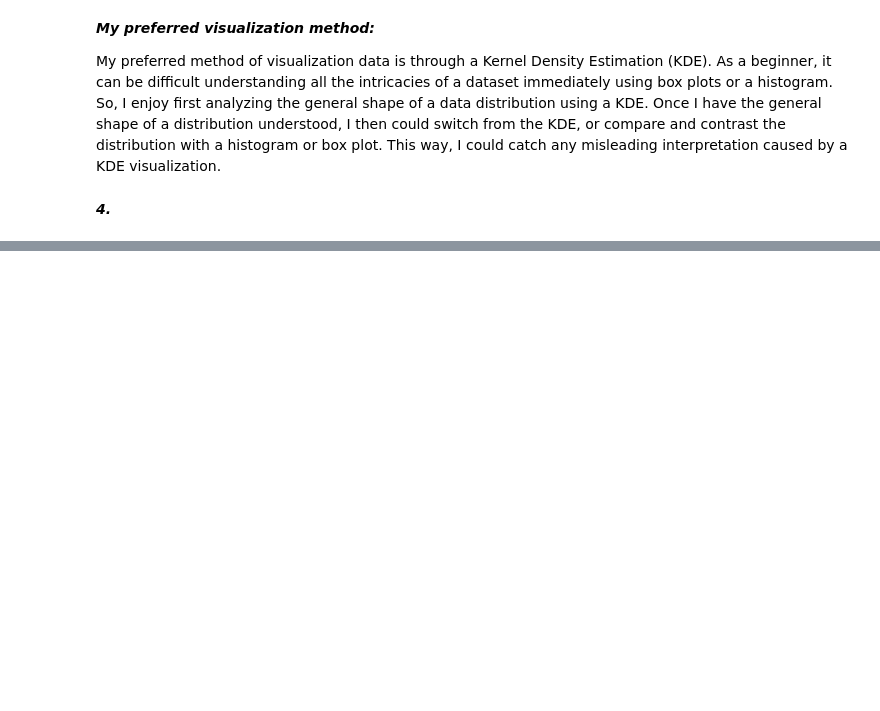
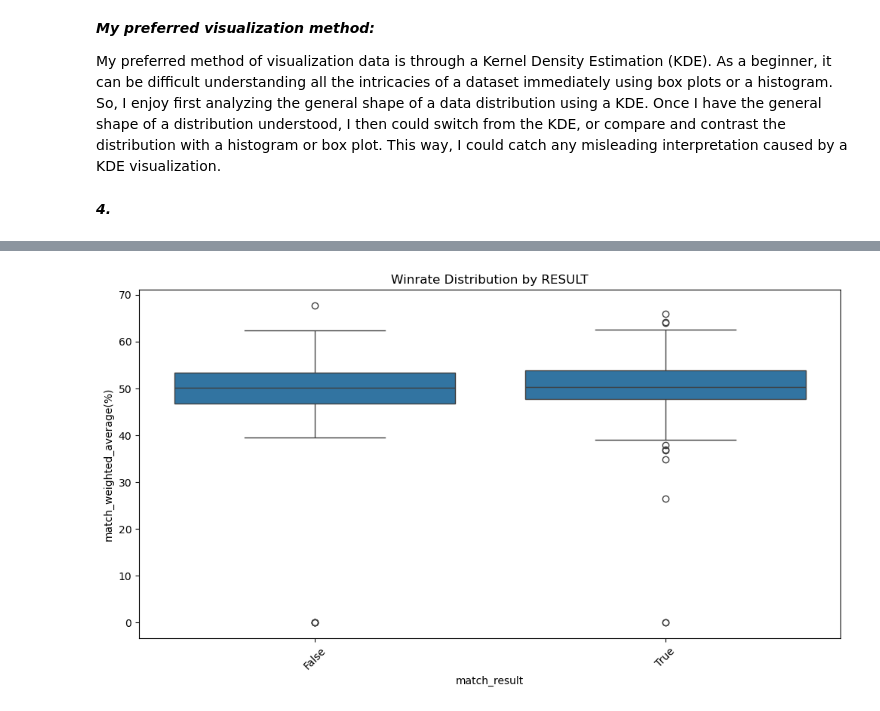
Before and after one commit to Aoutor/STA130, a Jupyter notebook: STA130_HW3.ipynb, the cells around one changed output, grey strips where cells are left out. Cells and saved outputs as stored; diff of their text form; code cells hidden in the pictures; blank space fills up the shorter version.

```diff
--- a/STA130_HW3.ipynb
+++ b/STA130_HW3.ipynb
@@ -158,0 +261,10 @@ DSSSSSSSS
+# %%
+import pandas as pd
+
+# Load the dataset
+url = "https://raw.githubusercontent.com/rda329/league_match_forecast/refs/heads/main/league_players.csv"
+df = pd.read_csv(url)
+sorted_df = df.sort_values(by='match_weighted_average(%)', ascending=False)
+
+# Display the sorted DataFrame BY HIGHEST WR - LOWEST WR
+sorted_df
@@ -158,0 +303,12 @@ DSSSSSSSS
+# %%
+import seaborn as sns
+import matplotlib.pyplot as plt
+
+# Box plot of winrate distribution by position
+plt.figure(figsize=(12, 6))
+sns.boxplot(data=df, x='match_result', y='match_weighted_average(%)')
+plt.title('Winrate Distribution by RESULT')
+plt.xticks(rotation=45)
+plt.show()
+# %% [output]
+[figure, added]
```
Also changed, not shown: parts of 10 cells of this notebook.
